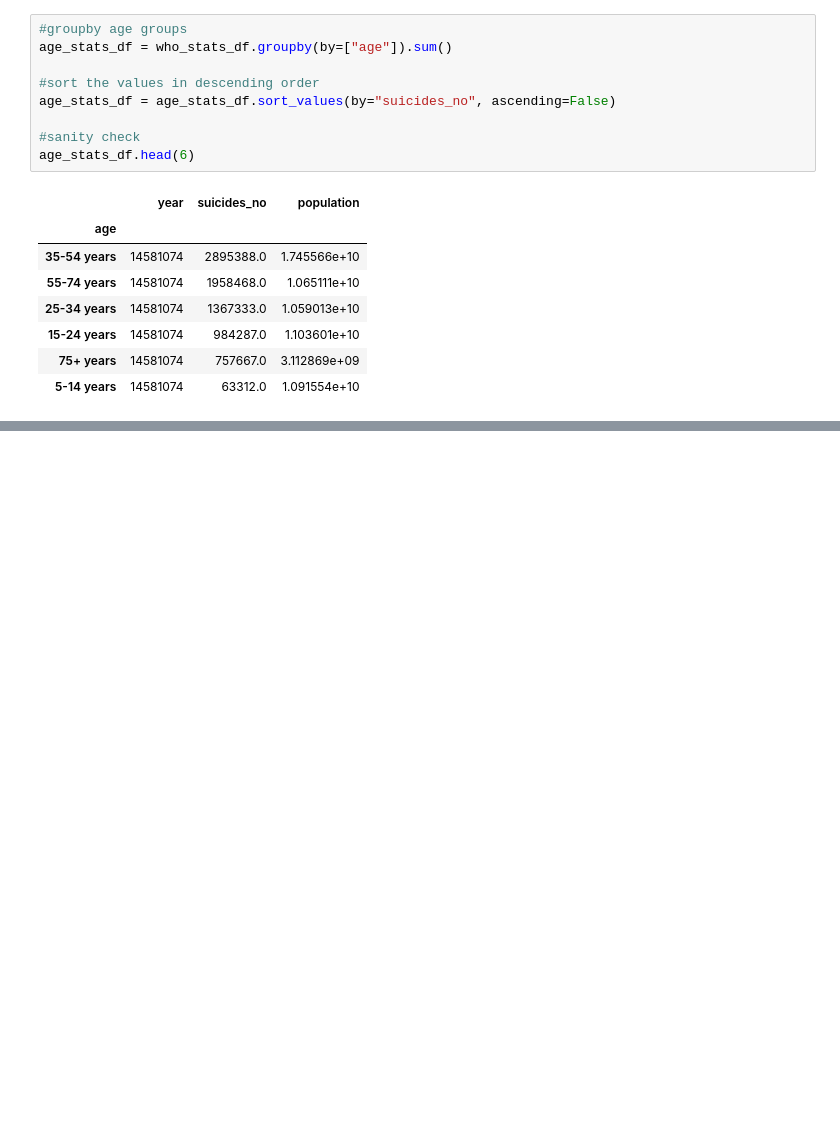
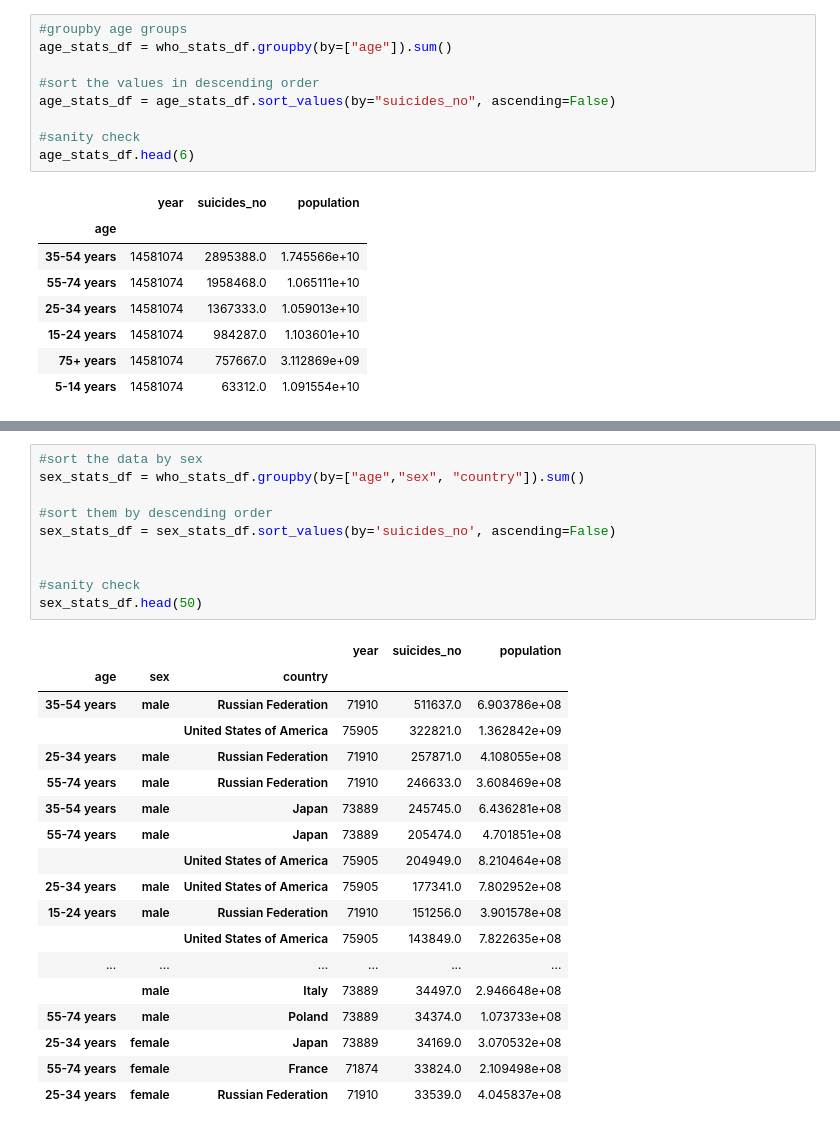
Before and after one commit to Ntorres95/mental_health_exploration, a Jupyter notebook: mental_health_exploration.ipynb, the cells around one changed output, grey strips where cells are left out. Saved outputs shown, nothing was run; the diff lists cells and outputs as text; blank space fills up the shorter version.

Commit message:
played around with the data and ended up making a dataframe that highlits the the age groups and countries with the highest amounts of suicides broken down by sex

```diff
--- a/mental_health_exploration.ipynb
+++ b/mental_health_exploration.ipynb
@@ -68,3 +69,32 @@ ax.set_title('Suicide Totals By Age Groups')
 plt.show()
 # %% [output]
 [figure]
+# %%
+#sort the data by sex
+sex_stats_df = who_stats_df.groupby(by=["age","sex", "country"]).sum()
+
+#sort them by descending order
+sex_stats_df = sex_stats_df.sort_values(by='suicides_no', ascending=False)
+
+
+#sanity check
+sex_stats_df.head(50)
+# %% [output]
+|  |  |  | year | suicides_no | population |
+| age | sex | country |  |  |  |
+| 35-54 years | male | Russian Federation | 71910 | 511637.0 | 6.903786e+08 |
+|  |  | United States of America | 75905 | 322821.0 | 1.362842e+09 |
+| 25-34 years | male | Russian Federation | 71910 | 257871.0 | 4.108055e+08 |
+| 55-74 years | male | Russian Federation | 71910 | 246633.0 | 3.608469e+08 |
+| 35-54 years | male | Japan | 73889 | 245745.0 | 6.436281e+08 |
+| 55-74 years | male | Japan | 73889 | 205474.0 | 4.701851e+08 |
+|  |  | United States of America | 75905 | 204949.0 | 8.210464e+08 |
+| 25-34 years | male | United States of America | 75905 | 177341.0 | 7.802952e+08 |
+| 15-24 years | male | Russian Federation | 71910 | 151256.0 | 3.901578e+08 |
+|  |  | United States of America | 75905 | 143849.0 | 7.822635e+08 |
+| ... | ... | ... | ... | ... | ... |
+|  | male | Italy | 73889 | 34497.0 | 2.946648e+08 |
+| 55-74 years | male | Poland | 73889 | 34374.0 | 1.073733e+08 |
+| 25-34 years | female | Japan | 73889 | 34169.0 | 3.070532e+08 |
+| 55-74 years | female | France | 71874 | 33824.0 | 2.109498e+08 |
+| 25-34 years | female | Russian Federation | 71910 | 33539.0 | 4.045837e+08 |
```
Also changed, not shown: parts of 2 cells of this notebook.
